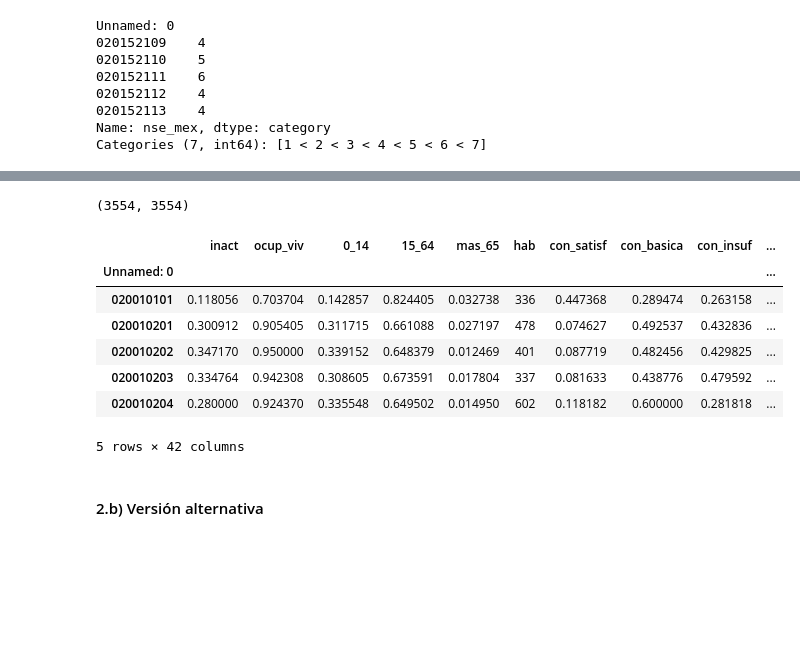
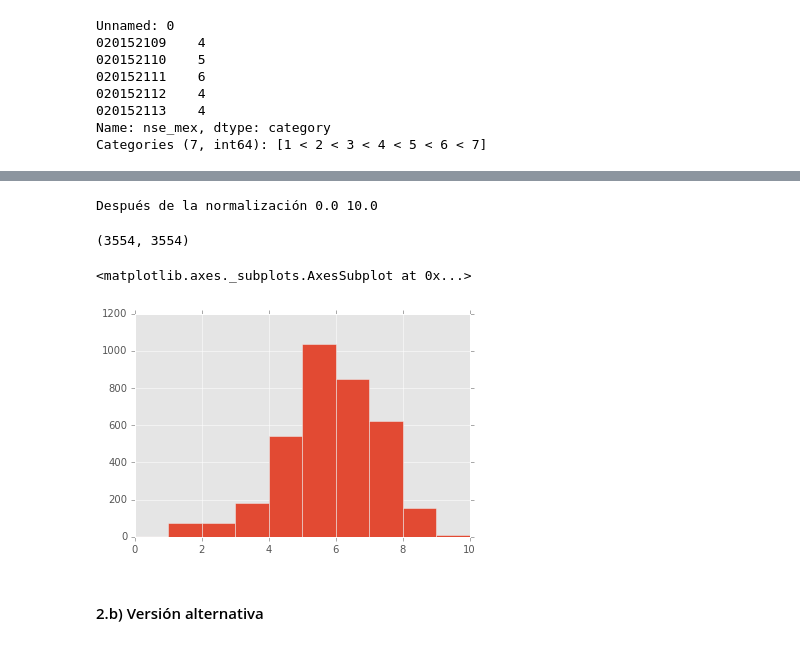
Before and after one commit to gcba/tod, a Jupyter notebook: 3-Crear indicadores por radio y fracción censal.ipynb, the cells around one changed output, grey strips where cells are left out. Drawn from its saved outputs; the diff is of its cells as text; code cells hidden in the pictures; blank space fills up the shorter version.

```diff
--- a/3-Crear indicadores por radio y fracción censal.ipynb
+++ b/3-Crear indicadores por radio y fracción censal.ipynb
@@ -362,20 +366,20 @@ indicators_radio
+# %%
+indicators_radio.nse_mex = indicators_radio.nse_mex / indicators_radio.nse_mex.max() * 10
+# %%
+print "Después de la normalización", indicators_radio.nse_mex.min(), indicators_radio.nse_mex.max()
+# %% [output]
+Después de la normalización 0.0 10.0
 # %%
 indicators_radio["nse_mex_cat"] = nse_mex_categories
 # %%
 len(indicators_radio.index), len(set(indicators_radio.index))
 # %% [output]
 (3554, 3554)
-# %%
-indicators_radio.head()
-# %% [output]
-|  | inact | ocup_viv | 0_14 | 15_64 | mas_65 | hab | con_satisf | con_basica | con_insuf | ... |
-| Unnamed: 0 |  |  |  |  |  |  |  |  |  | ... |
-| 020010101 | 0.118056 | 0.703704 | 0.142857 | 0.824405 | 0.032738 | 336 | 0.447368 | 0.289474 | 0.263158 | ... |
-| 020010201 | 0.300912 | 0.905405 | 0.311715 | 0.661088 | 0.027197 | 478 | 0.074627 | 0.492537 | 0.432836 | ... |
-| 020010202 | 0.347170 | 0.950000 | 0.339152 | 0.648379 | 0.012469 | 401 | 0.087719 | 0.482456 | 0.429825 | ... |
-| 020010203 | 0.334764 | 0.942308 | 0.308605 | 0.673591 | 0.017804 | 337 | 0.081633 | 0.438776 | 0.479592 | ... |
-| 020010204 | 0.280000 | 0.924370 | 0.335548 | 0.649502 | 0.014950 | 602 | 0.118182 | 0.600000 | 0.281818 | ... |
-5 rows × 42 columns
+# %%
+indicators_radio.nse_mex.hist()
+# %% [output]
+<matplotlib.axes._subplots.AxesSubplot at 0x...>
+[figure, added]
 # %% [markdown]
 #### 2.b) Versión alternativa
 # %%
```
Also changed, not shown: parts of 17 cells of this notebook, 40 other files.
